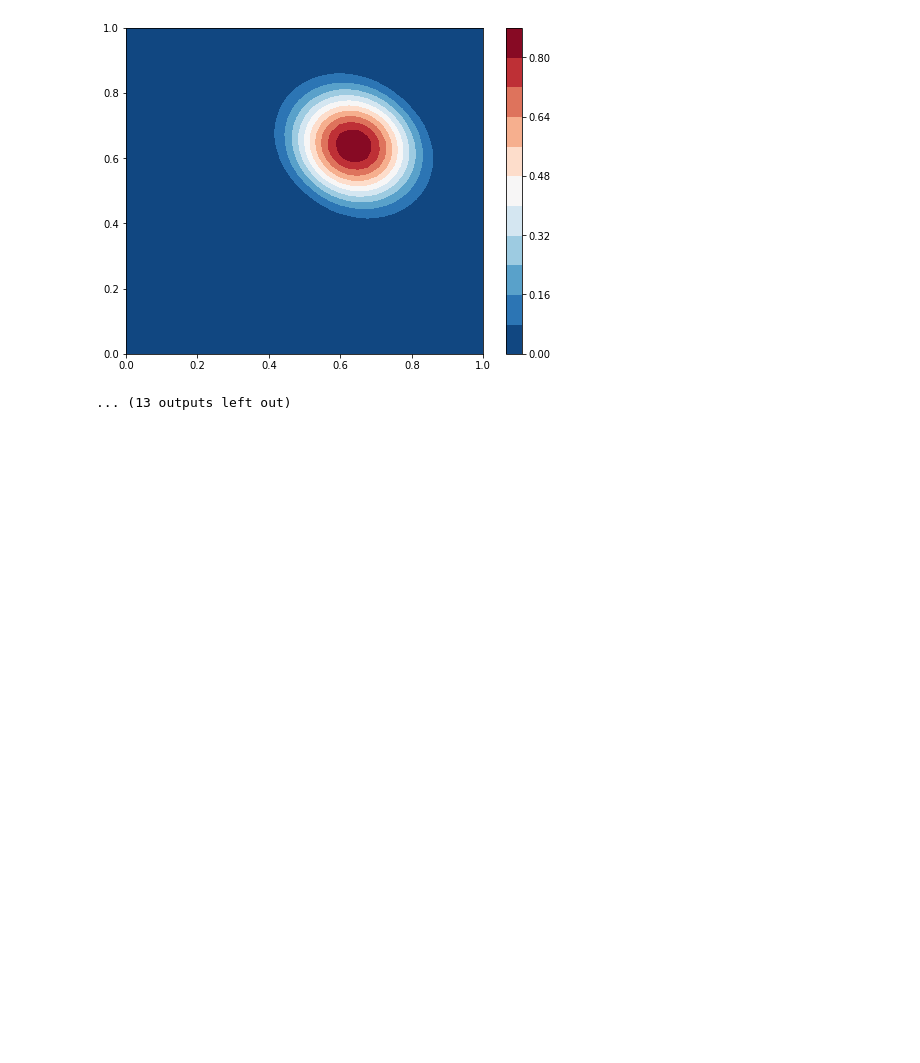
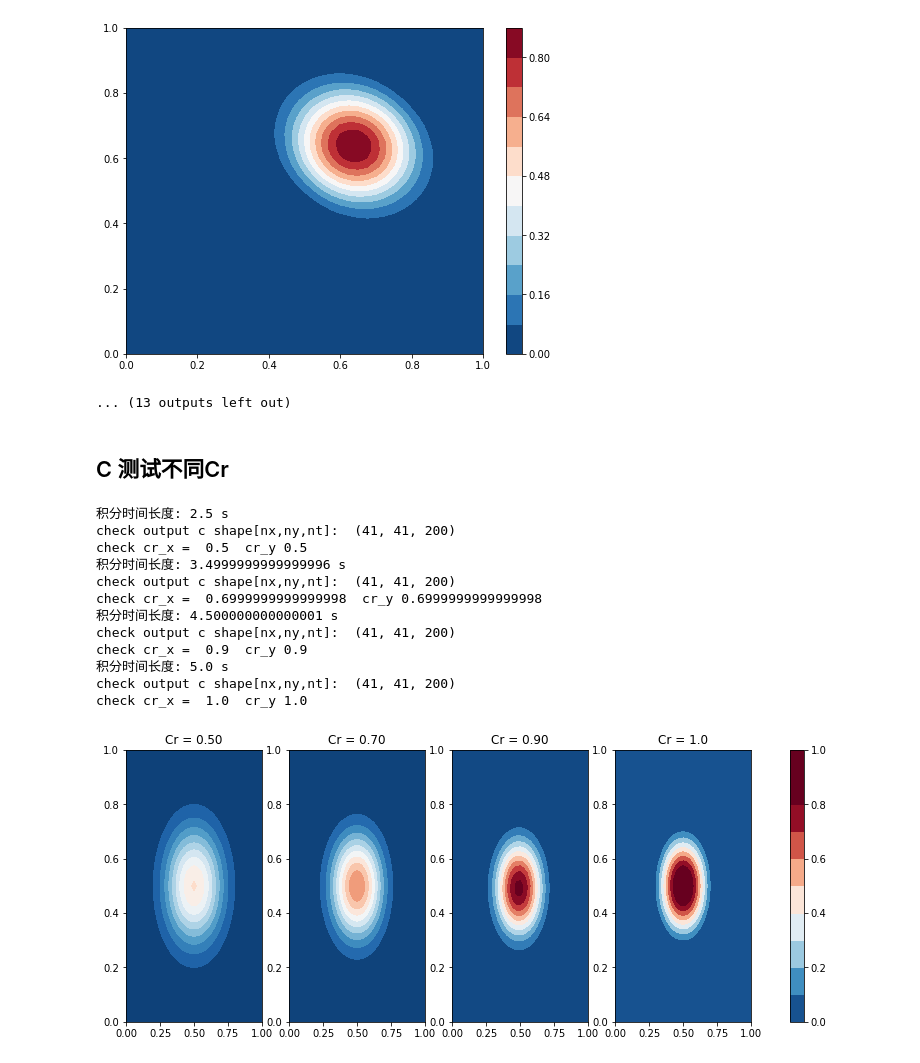
Before and after one commit to dozerlcl/assignments_2020_nju_meteorology, a Jupyter notebook: numerical_PDE/P_set2/P2_test3.ipynb, the cells around one changed output. Cells and saved outputs as stored; diff of their text form; code cells hidden in the pictures; blank space fills up the shorter version.

```diff
--- a/numerical_PDE/P_set2/P2_test3.ipynb
+++ b/numerical_PDE/P_set2/P2_test3.ipynb
@@ -131,3 +131,65 @@ for i in range(0,25):
 [figure]
 [figure]
 ... (13 outputs left out)
+# %% [markdown]
+## C 测试不同Cr
+# %%
+import matplotlib
+fig,ax = plt.subplots(1,4,figsize=(14,5))
+# custom_zlim = (0, 2.0)
+# plt.setp(ax, zlim=custom_zlim, ylim=custom_ylim)
+norm = matplotlib.colors.Normalize(vmin=0, vmax=4.)
+domainlx = 1.    # diff区域
+domainly = 1.
+deltax   = 0.025
+deltay   = 0.025
+cr = 0.51
+# deltat = cr * deltax
+# deltat   = 0.025 # 根据CR数确定
+# deltat   = 0.0125 # 根据CR数确定
+gridnx   = int(domainlx / deltax) + 1 # grids number x
+gridny   = int(domainlx / deltax) + 1 # grids number y
+cr=0.5
+deltat = cr * deltax
+c = diff_2d(gridt=200,deltax=deltax,deltay=deltay,deltat=deltat,difftype="fixed")
+ax1 = ax[0].contourf(np.linspace(0,domainlx,gridnx),np.linspace(0,domainly,gridny),c[:,:,int(1./deltat)],levels = 10,cmap="RdBu_r",norm = norm,vmin=0,vmax=0.8,level=6)
+ax[0].set_title('Cr = 0.50')
+
+cr=0.7
+deltat = cr * deltax
+c = diff_2d(gridt=200,deltax=deltax,deltay=deltay,deltat=deltat,difftype="fixed")
+ax1 = ax[1].contourf(np.linspace(0,domainlx,gridnx),np.linspace(0,domainly,gridny),c[:,:,int(1./deltat)],levels = 10,cmap="RdBu_r",norm = norm,vmin=0,vmax=0.8,level=6)
+ax[1].set_title('Cr = 0.70')
+
+cr=0.9
+deltat = cr * deltax
+c = diff_2d(gridt=200,deltax=deltax,deltay=deltay,deltat=deltat,difftype="fixed")
+ax1 = ax[2].contourf(np.linspace(0,domainlx,gridnx),np.linspace(0,domainly,gridny),c[:,:,int(1./deltat)],levels = 10,cmap="RdBu_r",norm = norm,vmin=0,vmax=0.8,level=6)
+ax[2].set_title('Cr = 0.90')
+
+cr=1.0
+deltat = cr * deltax
+c = diff_2d(gridt=200,deltax=deltax,deltay=deltay,deltat=deltat,difftype="fixed")
+ax1 = ax[3].contourf(np.linspace(0,domainlx,gridnx),np.linspace(0,domainly,gridny),c[:,:,int(1./deltat)],levels = 10,cmap="RdBu_r",norm = norm,vmin=0,vmax=0.8,level=6)
+ax[3].set_title('Cr = 1.0')
+# im = ax.imshow(data, cmap='bone')
+# im.clim(vmin=0,vmax=2)
+# plt.colorbar(ax0,ax=ax)
+# plt.legend()
+plt.colorbar(ax0,ax=ax.ravel().tolist())
+plt.savefig('p2t3_d1')
+# plt.clim(0,2)
+# %% [output]
+积分时间长度: 2.5 s
+check output c shape[nx,ny,nt]:  (41, 41, 200)
+check cr_x =  0.5  cr_y 0.5
+积分时间长度: 3.4999999999999996 s
+check output c shape[nx,ny,nt]:  (41, 41, 200)
+check cr_x =  0.6999999999999998  cr_y 0.6999999999999998
+积分时间长度: 4.500000000000001 s
+check output c shape[nx,ny,nt]:  (41, 41, 200)
+check cr_x =  0.9  cr_y 0.9
+积分时间长度: 5.0 s
+check output c shape[nx,ny,nt]:  (41, 41, 200)
+check cr_x =  1.0  cr_y 1.0
+[figure, added]
```
Also changed, not shown: parts of 2 cells of this notebook, 1 other file.
